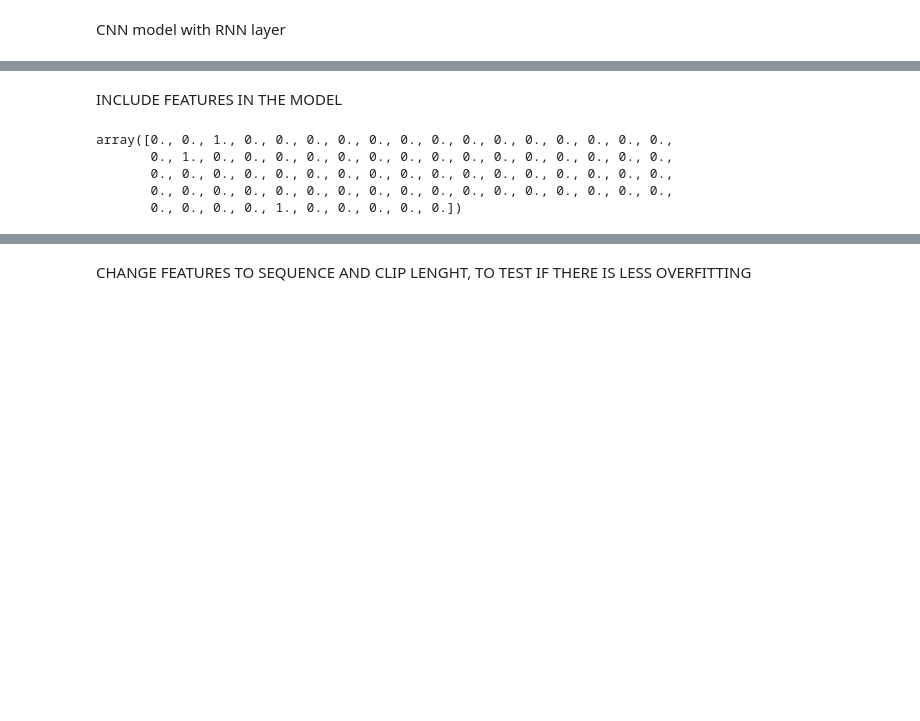
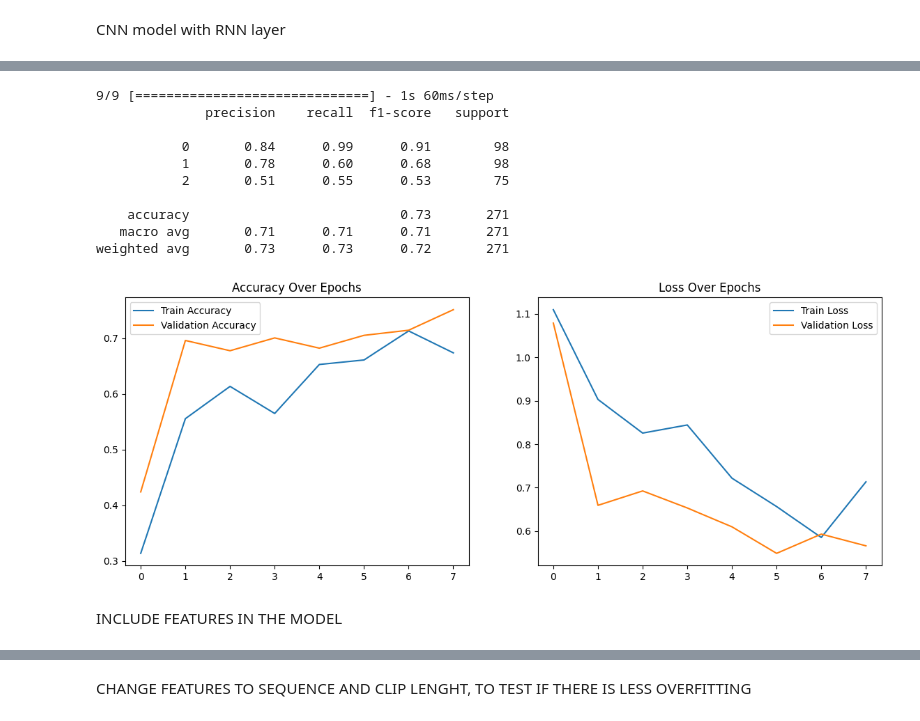
Before and after one commit to sarahaptumich/capstone, a Jupyter notebook: brace_adjust_padding.ipynb, the cells around one changed output, grey strips where cells are left out. Drawn from its saved outputs; the diff is of its cells as text; code cells hidden in the pictures; blank space fills up the shorter version.

```diff
--- a/brace_adjust_padding.ipynb
+++ b/brace_adjust_padding.ipynb
@@ -166,3 +228,43 @@ Test Accuracy: 0.361623615026474
+# %%
+# Predictions
+y_pred = model.predict(X_test)
+y_pred_classes = np.argmax(y_pred, axis=1)
+y_true = np.argmax(y_test_onehot, axis=1)
+
+# Classification report
+print(classification_report(y_true, y_pred_classes))
+
+# Confusion Matrix
+conf_mat = confusion_matrix(y_true, y_pred_classes)
+# Plotting confusion matrix or use seaborn for a nicer plot
+
+# Plotting training history
+plt.figure(figsize=(14, 5))
+plt.subplot(1, 2, 1)
+plt.plot(history.history['accuracy'], label='Train Accuracy')
+plt.plot(history.history['val_accuracy'], label='Validation Accuracy')
+plt.title('Accuracy Over Epochs')
+plt.legend()
+
+plt.subplot(1, 2, 2)
+plt.plot(history.history['loss'], label='Train Loss')
+plt.plot(history.history['val_loss'], label='Validation Loss')
+plt.title('Loss Over Epochs')
+plt.legend()
+
+plt.show()
+# %% [output]
+9/9 [==============================] - 1s 60ms/step
+              precision    recall  f1-score   support
+
+           0       0.84      0.99      0.91        98
+           1       0.78      0.60      0.68        98
+           2       0.51      0.55      0.53        75
+
+    accuracy                           0.73       271
+   macro avg       0.71      0.71      0.71       271
+weighted avg       0.73      0.73      0.72       271
+[figure, added]
 # %% [markdown]
 INCLUDE FEATURES IN THE MODEL
 # %%
@@ -173,7 +274,6 @@ features['uid']= pd.Categorical(features['uid'], categories=names, ordered=True)
 features= features.sort_values(by='uid')
 features['frames']= features['end_frame']- features['start_frame']
 # %%
-# @title
 # One-hot encode
 preprocessor = ColumnTransformer(
     transformers=[
@@ -186,11 +286,4 @@ preprocessor = ColumnTransformer(
 
 features_preprocessed = preprocessor.fit_transform(features[['seq_idx', 'dancer_id', 'year']])
 features_preprocessed = features_preprocessed.toarray()
-features_preprocessed[0]
-# %% [output]
-array([0., 0., 1., 0., 0., 0., 0., 0., 0., 0., 0., 0., 0., 0., 0., 0., 0.,
-       0., 1., 0., 0., 0., 0., 0., 0., 0., 0., 0., 0., 0., 0., 0., 0., 0.,
-       0., 0., 0., 0., 0., 0., 0., 0., 0., 0., 0., 0., 0., 0., 0., 0., 0.,
-       0., 0., 0., 0., 0., 0., 0., 0., 0., 0., 0., 0., 0., 0., 0., 0., 0.,
-       0., 0., 0., 0., 1., 0., 0., 0., 0., 0.])
 # %%
```
Also changed, not shown: parts of 69 cells of this notebook.
